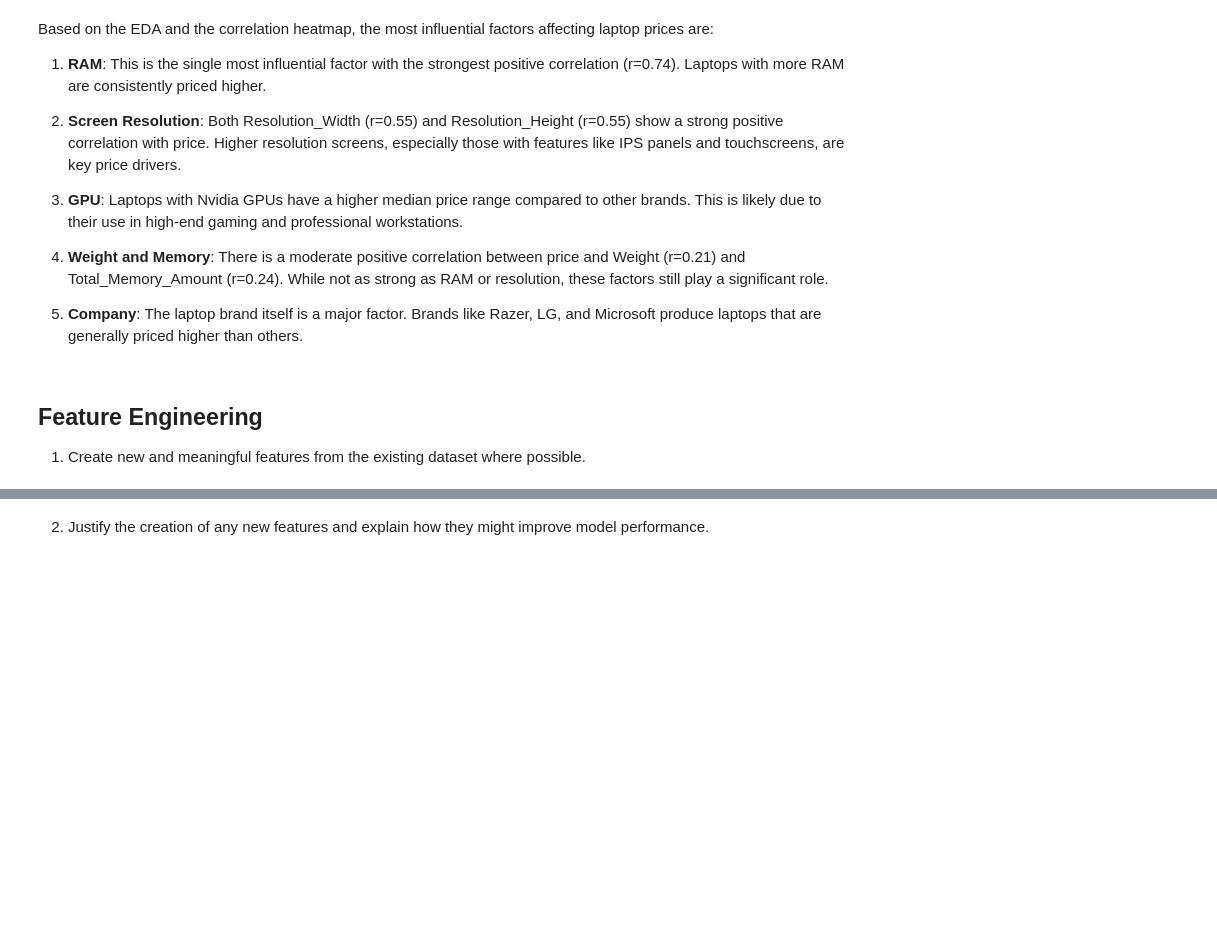
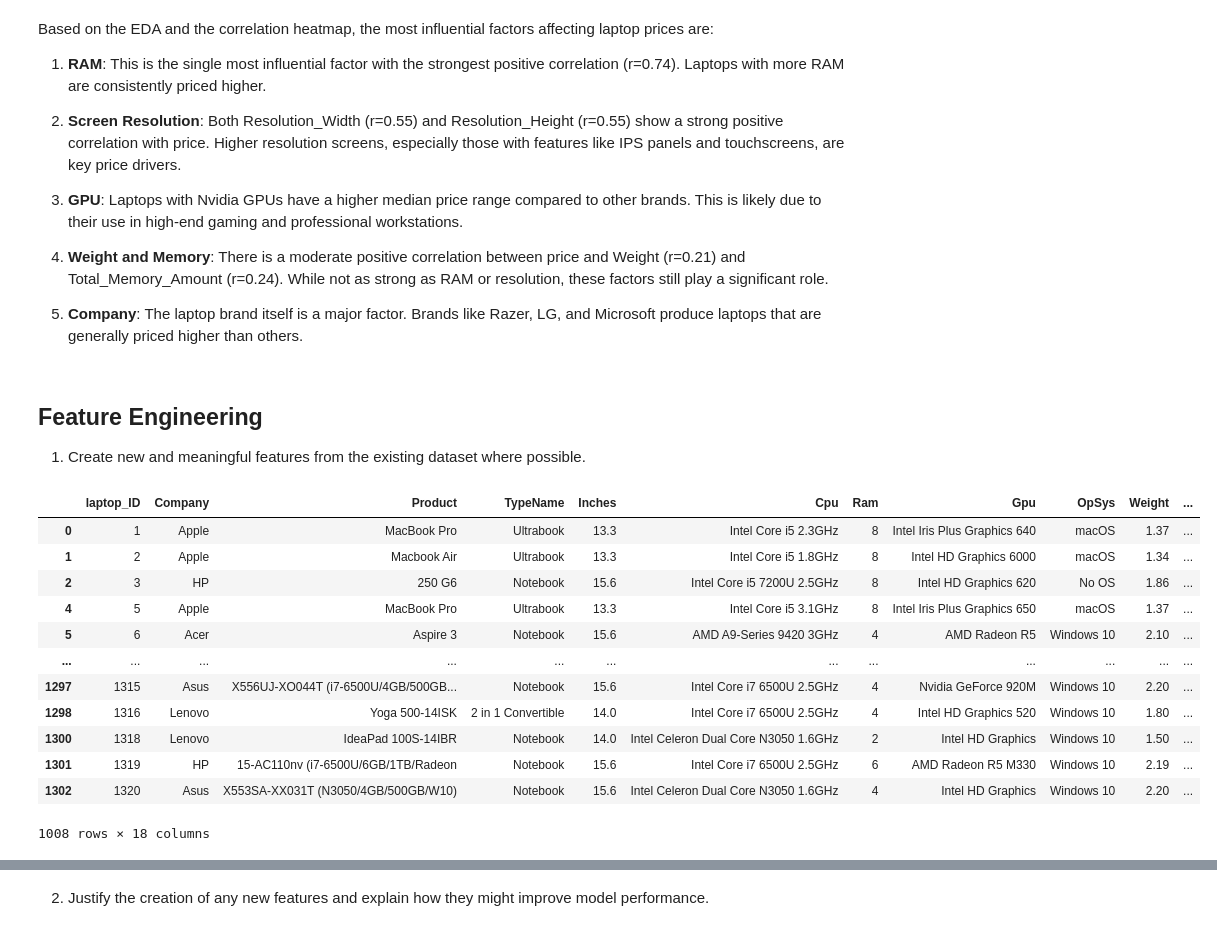
Before and after one commit to Idighekere/laptop-price-prediction-ml-model, a Jupyter notebook: notebook.ipynb, the cells around one changed output, grey strips where cells are left out. Saved outputs shown, nothing was run; the diff lists cells and outputs as text; code cells hidden in the pictures; blank space fills up the shorter version.

```diff
--- a/notebook.ipynb
+++ b/notebook.ipynb
@@ -351,3 +321,55 @@ df_fe['Memory_Type'] = df_fe['Memory'].apply(detect_memory_type)
 
 # Preview the first few rows
 df_fe.head()
+# %%
+# Extract Screen Width & Height from ScreenResolution
+
+df.ScreenResolution= df["ScreenResolution"].str.split(" ").apply(lambda x: x[-1])
+
+df['Screen Width']=df.ScreenResolution.str.split('x').apply(lambda x:x[0])
+df['Screen Width']= df['Screen Width'].astype("float32")
+df['Screen Height']=df.ScreenResolution.str.split('x').apply(lambda x:x[1])
+df["Screen Height"] = df["Screen Height"].astype("float32")
+
+df=df.drop("ScreenResolution",axis=1)
+
+# Extract CPU Brand (e.g., Intel, AMD, Samsung) and CPU frequemcy
+df["Cpu Brand"] = df["Cpu"].str.split(" ").apply(lambda x: x[0])
+
+df["Cpu Frequency"] = df["Cpu"].str.split(" ").apply(lambda x: x[-1])
+df["Cpu Frequency"]=df["Cpu Frequency"].str[:-3] #to grab only the numbers
+df["Cpu Frequency"] = df["Cpu Frequency"].astype('float32')
+
+# Extract GPU Brand (e.g., Nvidia, Intel, AMD)
+df['Gpu Brand'] = df['Gpu'].str.split(' ').apply(lambda x: x[0])
+
+# Extract Memory Amount (in GB)
+df["Memory Amount"] = df["Memory"].str.split(' ').apply(lambda x: x[0])
+
+# xtract Memory Type (SSD, HDD, Hybrid, Flash, Other)
+df["Memory Type"] = df["Memory"].str.split(" ").apply(lambda x: x[1])
+
+def make_all_memory_in_GB(value):
+    if 'TB' in value:
+        return float(value[:value.find('TB')]) * 1000
+    elif  'GB' in value:
+        return float(value[:value.find('GB')])
+
+df["Memory Amount"] = df["Memory Amount"].apply(make_all_memory_in_GB)
+df=df.drop('Memory',axis=1)
+
+df
+# %% [output]
+|  | laptop_ID | Company | Product | TypeName | Inches | Cpu | Ram | Gpu | OpSys | Weight | ... |
+| 0 | 1 | Apple | MacBook Pro | Ultrabook | 13.3 | Intel Core i5 2.3GHz | 8 | Intel Iris Plus Graphics 640 | macOS | 1.37 | ... |
+| 1 | 2 | Apple | Macbook Air | Ultrabook | 13.3 | Intel Core i5 1.8GHz | 8 | Intel HD Graphics 6000 | macOS | 1.34 | ... |
+| 2 | 3 | HP | 250 G6 | Notebook | 15.6 | Intel Core i5 7200U 2.5GHz | 8 | Intel HD Graphics 620 | No OS | 1.86 | ... |
+| 4 | 5 | Apple | MacBook Pro | Ultrabook | 13.3 | Intel Core i5 3.1GHz | 8 | Intel Iris Plus Graphics 650 | macOS | 1.37 | ... |
+| 5 | 6 | Acer | Aspire 3 | Notebook | 15.6 | AMD A9-Series 9420 3GHz | 4 | AMD Radeon R5 | Windows 10 | 2.10 | ... |
+| ... | ... | ... | ... | ... | ... | ... | ... | ... | ... | ... | ... |
+| 1297 | 1315 | Asus | X556UJ-XO044T (i7-6500U/4GB/500GB... | Notebook | 15.6 | Intel Core i7 6500U 2.5GHz | 4 | Nvidia GeForce 920M | Windows 10 | 2.20 | ... |
+| 1298 | 1316 | Lenovo | Yoga 500-14ISK | 2 in 1 Convertible | 14.0 | Intel Core i7 6500U 2.5GHz | 4 | Intel HD Graphics 520 | Windows 10 | 1.80 | ... |
+| 1300 | 1318 | Lenovo | IdeaPad 100S-14IBR | Notebook | 14.0 | Intel Celeron Dual Core N3050 1.6GHz | 2 | Intel HD Graphics | Windows 10 | 1.50 | ... |
+| 1301 | 1319 | HP | 15-AC110nv (i7-6500U/6GB/1TB/Radeon | Notebook | 15.6 | Intel Core i7 6500U 2.5GHz | 6 | AMD Radeon R5 M330 | Windows 10 | 2.19 | ... |
+| 1302 | 1320 | Asus | X553SA-XX031T (N3050/4GB/500GB/W10) | Notebook | 15.6 | Intel Celeron Dual Core N3050 1.6GHz | 4 | Intel HD Graphics | Windows 10 | 2.20 | ... |
+1008 rows × 18 columns
```
Also changed, not shown: parts of 17 cells of this notebook, 1 other file.
